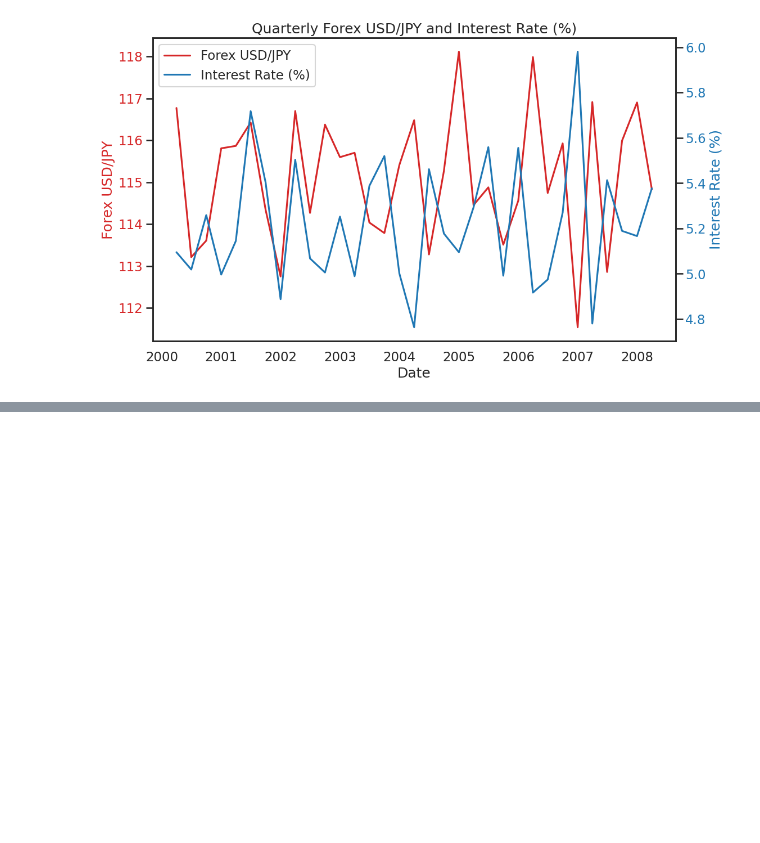
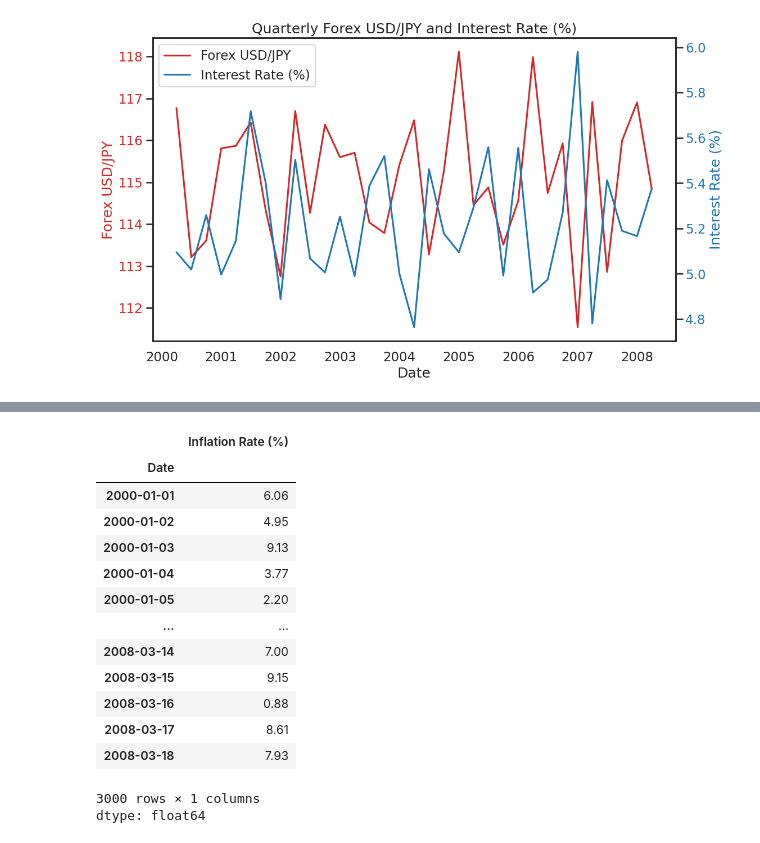
Before and after one commit to syttpz/Finance-Economics-Time-Series-Analysis, a Jupyter notebook: data_correlation_analysis_NZ.ipynb, the cells around one changed output, grey strips where cells are left out. Drawn from its saved outputs; the diff is of its cells as text; code cells hidden in the pictures; blank space fills up the shorter version.

```diff
--- a/data_correlation_analysis_NZ.ipynb
+++ b/data_correlation_analysis_NZ.ipynb
@@ -591,0 +619,18 @@ Text(0.5, 1.0, 'Quarterly Forex USD/JPY and Interest Rate (%)')
+# %%
+fe_df["Inflation Rate (%)"]
+# %% [output]
+|  | Inflation Rate (%) |
+| Date |  |
+| 2000-01-01 | 6.06 |
+| 2000-01-02 | 4.95 |
+| 2000-01-03 | 9.13 |
+| 2000-01-04 | 3.77 |
+| 2000-01-05 | 2.20 |
+| ... | ... |
+| 2008-03-14 | 7.00 |
+| 2008-03-15 | 9.15 |
+| 2008-03-16 | 0.88 |
+| 2008-03-17 | 8.61 |
+| 2008-03-18 | 7.93 |
+3000 rows × 1 columns
+dtype: float64
```
Also changed, not shown: parts of 10 cells of this notebook.
